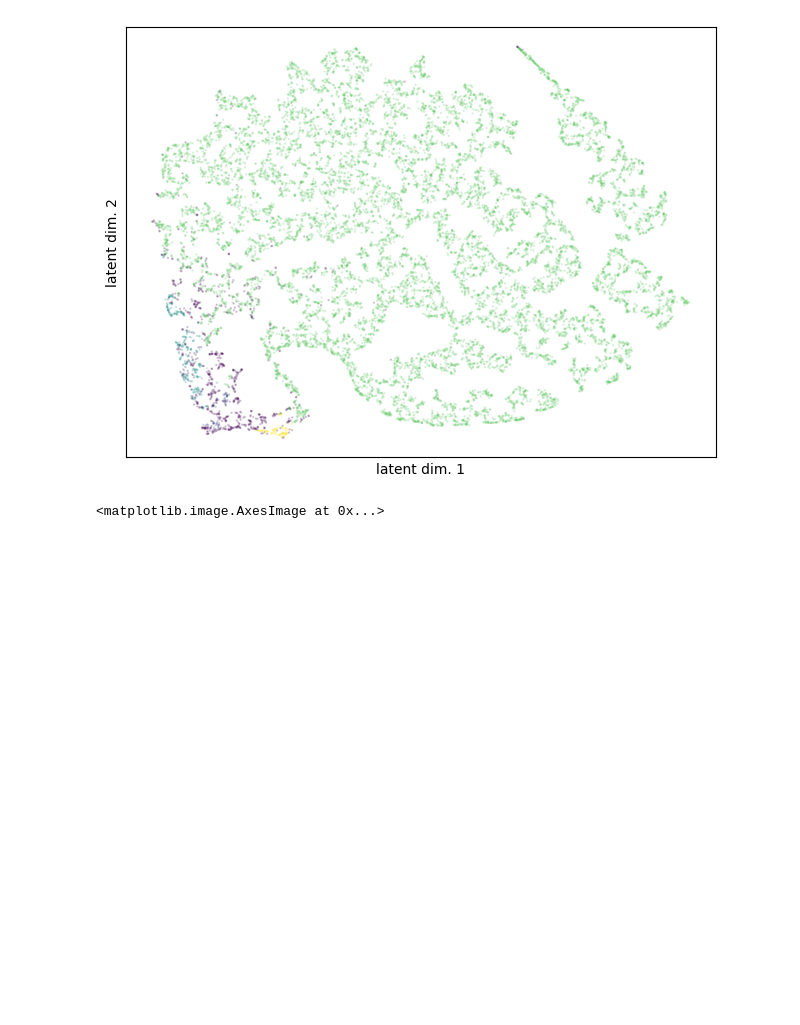
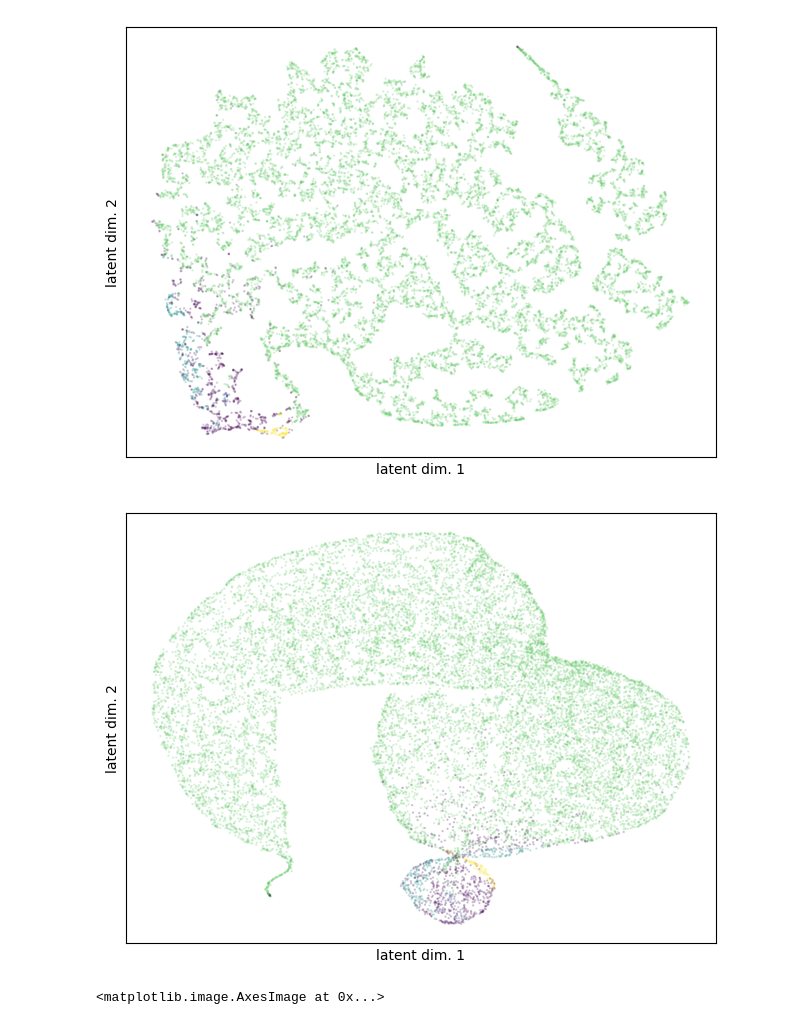
Before and after one commit to ekepes112/libs_segmentation, a Jupyter notebook: notebooks/EXP_fullSpectralClustering.ipynb, the cells around one changed output. Cells and saved outputs as stored; diff of their text form; code cells hidden in the pictures; blank space fills up the shorter version.

Commit message:
functionality(EXP_fullSpectralClustering.ipynb): umap

```diff
--- a/notebooks/EXP_fullSpectralClustering.ipynb
+++ b/notebooks/EXP_fullSpectralClustering.ipynb
@@ -56 +58,4 @@ tsne_embedding = tsne.fit_transform(map_data.spectra[::STEP_SIZE,:])
+# %%
+umap_model = umap.UMAP(n_components=2, n_neighbors=30, min_dist=0.5)
+umap_results = umap_model.fit_transform(map_data.spectra[::STEP_SIZE,:])
 # %%
@@ -174,6 +186,13 @@ plot_embedding(
 )
 # %% [output]
 [figure]
+# %%
+plot_embedding(
+    umap_results,
+    colors=plot_labels
+)
+# %% [output]
+[figure, added]
 # %%
 plot_data = np.zeros_like(
     np.arange(map_data.metadata.get('spectra'))
```
Also changed, not shown: parts of 4 cells of this notebook, 1 other file.
